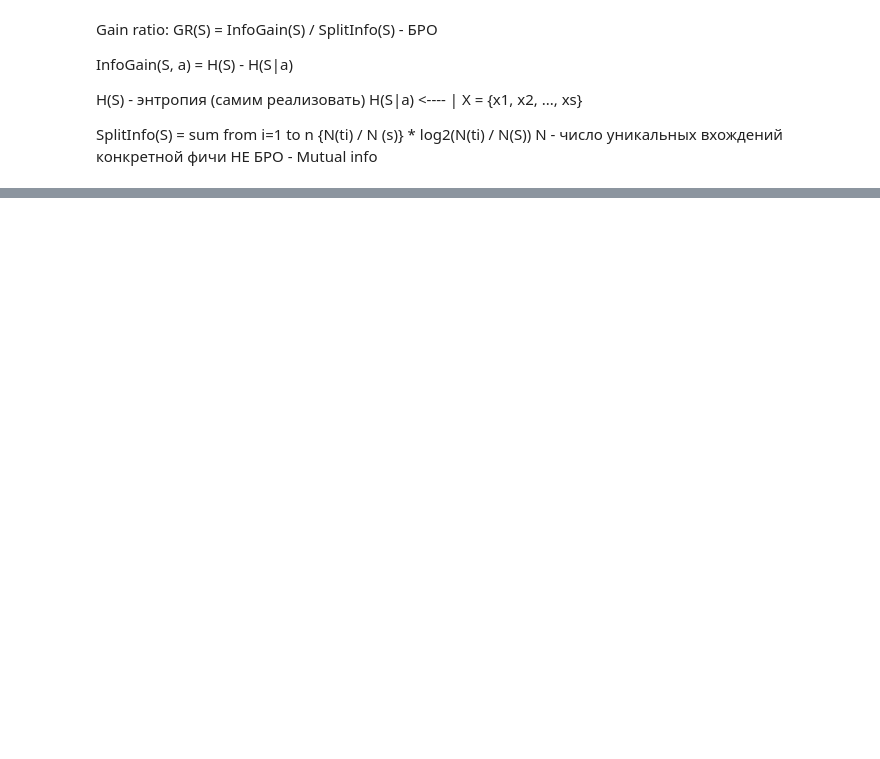
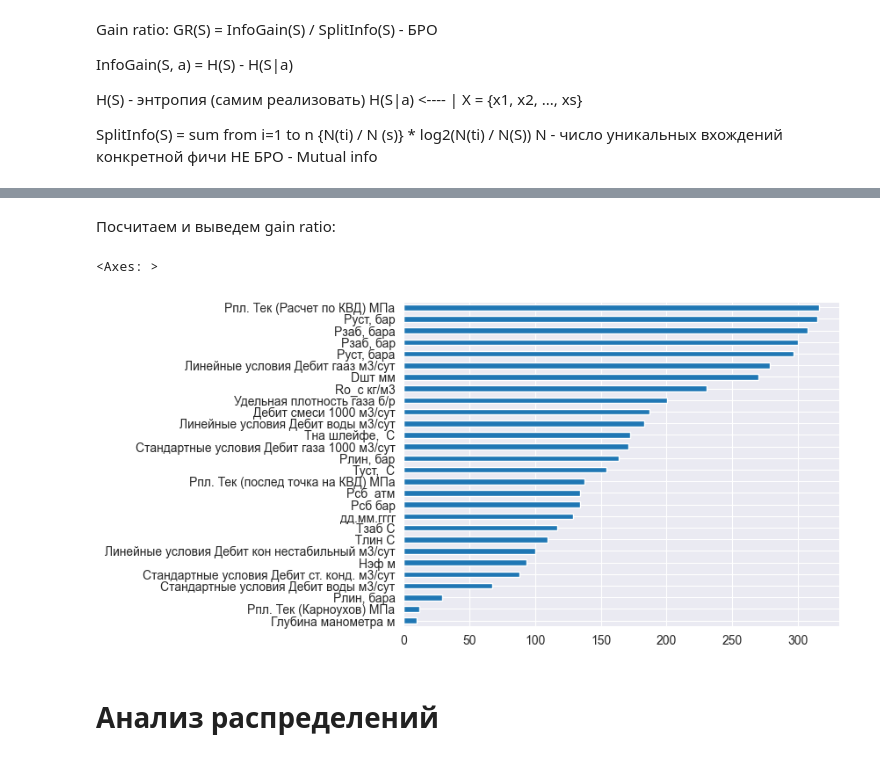
Before and after one commit to egorkuzn/NeuralNetsLabs, a Jupyter notebook: 1-DataSetPreprocessing/DataSetPreprocessing.ipynb, the cells around one changed output, grey strips where cells are left out. Saved outputs shown, nothing was run; the diff lists cells and outputs as text; code cells hidden in the pictures; blank space fills up the shorter version.

```diff
--- a/1-DataSetPreprocessing/DataSetPreprocessing.ipynb
+++ b/1-DataSetPreprocessing/DataSetPreprocessing.ipynb
@@ -216,0 +175,12 @@ N - число уникальных вхождений конкретной фи
+# %%
+st_df = df.copy()
+
+for key in st_df.keys():
+    N = st_df[key].count()
+    n = 1 + int(np.log2(N))
+    st_df = st_df.sort_values(by=key)
+
+    step = N // n
+
+    for i in range(n):
+        st_df.loc[i * step:(i + 1) * step, key] = i
@@ -286,0 +228,5 @@ G_total кг/с
+# %%
+indexes = st_df.keys().drop(["target", "№", "КГФ т/тыс.м3", "G_total кг/с"])
+store = pd.DataFrame(columns=["target"], index=indexes)
+st_df["target"] = st_df["КГФ т/тыс.м3"].astype(str) + ":" + st_df["G_total кг/с"].astype(str)
+st_df["target"]
@@ -286,0 +253,2 @@ G_total кг/с
+# %% [markdown]
+Посчитаем и выведем gain ratio:
@@ -286,0 +259,7 @@ G_total кг/с
+# %%
+store['target'].sort_values().plot(kind='barh')
+# %% [output]
+<Axes: >
+[figure, added]
+# %% [markdown]
+# Анализ распределений
```
Also changed, not shown: parts of 47 cells of this notebook, 5 other files.
